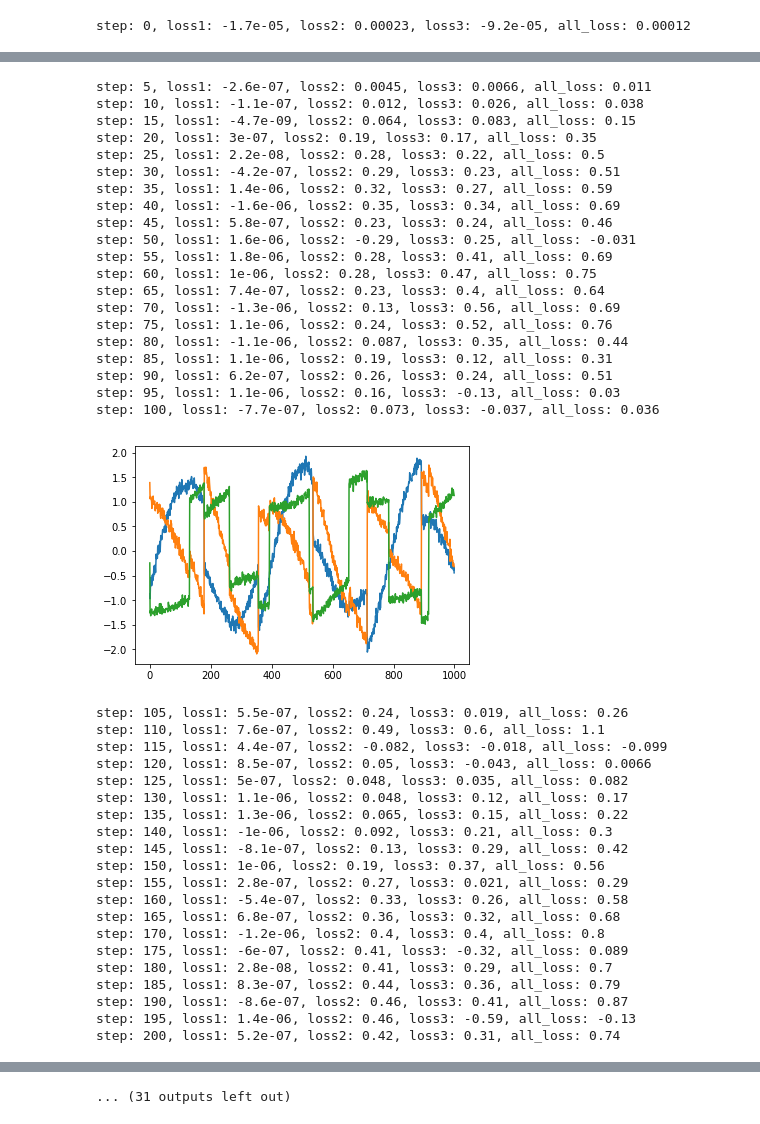
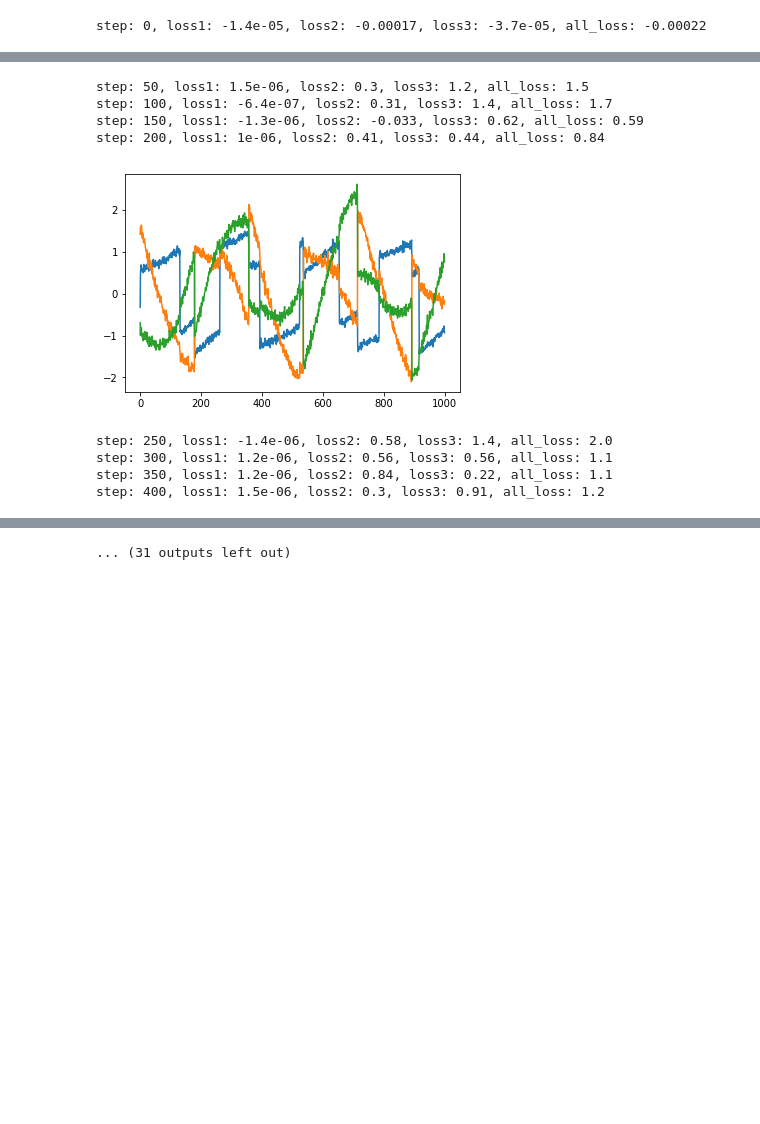
Before and after one commit to wiskott-lab/gradient-based-ica-GrICA, a Jupyter notebook: bss3-regularization.ipynb, the cells around one changed output, grey strips where cells are left out. Saved outputs shown, nothing was run; the diff lists cells and outputs as text; code cells hidden in the pictures; blank space fills up the shorter version.

```diff
--- a/bss3-regularization.ipynb
+++ b/bss3-regularization.ipynb
@@ -237,7 +237,7 @@ with tf.Session() as sess:
     encoding = sess.run(dense, feed_dict={encoding_x:X})
     plt.plot(encoding)
     plt.show()
-    for i in range(2001):
+    for i in range(4001):
         np.random.shuffle(shuffled_x)
         current_loss1, current_loss2, current_loss3, _ = sess.run([loss1,
                                                     loss2, loss3, train_estimators], feed_dict={encoding_x:X})
@@ -245,10 +245,10 @@ with tf.Session() as sess:
         if i % 7   is 0:
             _ = sess.run(train_encoders, feed_dict={encoding_x:X})
 
-        if i % 5 is 0:
+        if i % 50 is 0:
             print("step: {}, loss1: {:.2}, loss2: {:.2}, loss3: {:.2}, all_loss: {:.2}".format(i,
                                 current_loss1, current_loss2, current_loss3, current_loss1+current_loss2+current_loss3))
-        if i % 100 is 0:
+        if i % 200 is 0:
             encoding = sess.run(dense, feed_dict={encoding_x:X})
             plt.plot(encoding)
             plt.show()
@@ -257 +257 @@ with tf.Session() as sess:
-step: 0, loss1: -1.7e-05, loss2: 0.00023, loss3: -9.2e-05, all_loss: 0.00012
+step: 0, loss1: -1.4e-05, loss2: -0.00017, loss3: -3.7e-05, all_loss: -0.00022
@@ -259,41 +259,9 @@ step: 0, loss1: -1.7e-05, loss2: 0.00023, loss3: -9.2e-05, all_loss: 0.00012
-step: 5, loss1: -2.6e-07, loss2: 0.0045, loss3: 0.0066, all_loss: 0.011
-step: 10, loss1: -1.1e-07, loss2: 0.012, loss3: 0.026, all_loss: 0.038
-step: 15, loss1: -4.7e-09, loss2: 0.064, loss3: 0.083, all_loss: 0.15
-step: 20, loss1: 3e-07, loss2: 0.19, loss3: 0.17, all_loss: 0.35
-step: 25, loss1: 2.2e-08, loss2: 0.28, loss3: 0.22, all_loss: 0.5
-step: 30, loss1: -4.2e-07, loss2: 0.29, loss3: 0.23, all_loss: 0.51
-step: 35, loss1: 1.4e-06, loss2: 0.32, loss3: 0.27, all_loss: 0.59
-step: 40, loss1: -1.6e-06, loss2: 0.35, loss3: 0.34, all_loss: 0.69
-step: 45, loss1: 5.8e-07, loss2: 0.23, loss3: 0.24, all_loss: 0.46
-step: 50, loss1: 1.6e-06, loss2: -0.29, loss3: 0.25, all_loss: -0.031
-step: 55, loss1: 1.8e-06, loss2: 0.28, loss3: 0.41, all_loss: 0.69
-step: 60, loss1: 1e-06, loss2: 0.28, loss3: 0.47, all_loss: 0.75
-step: 65, loss1: 7.4e-07, loss2: 0.23, loss3: 0.4, all_loss: 0.64
-step: 70, loss1: -1.3e-06, loss2: 0.13, loss3: 0.56, all_loss: 0.69
-step: 75, loss1: 1.1e-06, loss2: 0.24, loss3: 0.52, all_loss: 0.76
-step: 80, loss1: -1.1e-06, loss2: 0.087, loss3: 0.35, all_loss: 0.44
-step: 85, loss1: 1.1e-06, loss2: 0.19, loss3: 0.12, all_loss: 0.31
-step: 90, loss1: 6.2e-07, loss2: 0.26, loss3: 0.24, all_loss: 0.51
-step: 95, loss1: 1.1e-06, loss2: 0.16, loss3: -0.13, all_loss: 0.03
-step: 100, loss1: -7.7e-07, loss2: 0.073, loss3: -0.037, all_loss: 0.036
+step: 50, loss1: 1.5e-06, loss2: 0.3, loss3: 1.2, all_loss: 1.5
+step: 100, loss1: -6.4e-07, loss2: 0.31, loss3: 1.4, all_loss: 1.7
+step: 150, loss1: -1.3e-06, loss2: -0.033, loss3: 0.62, all_loss: 0.59
+step: 200, loss1: 1e-06, loss2: 0.41, loss3: 0.44, all_loss: 0.84
-[figure, old version]
+[figure, new version]
-step: 105, loss1: 5.5e-07, loss2: 0.24, loss3: 0.019, all_loss: 0.26
-step: 110, loss1: 7.6e-07, loss2: 0.49, loss3: 0.6, all_loss: 1.1
-step: 115, loss1: 4.4e-07, loss2: -0.082, loss3: -0.018, all_loss: -0.099
-step: 120, loss1: 8.5e-07, loss2: 0.05, loss3: -0.043, all_loss: 0.0066
-step: 125, loss1: 5e-07, loss2: 0.048, loss3: 0.035, all_loss: 0.082
-step: 130, loss1: 1.1e-06, loss2: 0.048, loss3: 0.12, all_loss: 0.17
-step: 135, loss1: 1.3e-06, loss2: 0.065, loss3: 0.15, all_loss: 0.22
-step: 140, loss1: -1e-06, loss2: 0.092, loss3: 0.21, all_loss: 0.3
-step: 145, loss1: -8.1e-07, loss2: 0.13, loss3: 0.29, all_loss: 0.42
-step: 150, loss1: 1e-06, loss2: 0.19, loss3: 0.37, all_loss: 0.56
-step: 155, loss1: 2.8e-07, loss2: 0.27, loss3: 0.021, all_loss: 0.29
-step: 160, loss1: -5.4e-07, loss2: 0.33, loss3: 0.26, all_loss: 0.58
-step: 165, loss1: 6.8e-07, loss2: 0.36, loss3: 0.32, all_loss: 0.68
-step: 170, loss1: -1.2e-06, loss2: 0.4, loss3: 0.4, all_loss: 0.8
-step: 175, loss1: -6e-07, loss2: 0.41, loss3: -0.32, all_loss: 0.089
-step: 180, loss1: 2.8e-08, loss2: 0.41, loss3: 0.29, all_loss: 0.7
-step: 185, loss1: 8.3e-07, loss2: 0.44, loss3: 0.36, all_loss: 0.79
-step: 190, loss1: -8.6e-07, loss2: 0.46, loss3: 0.41, all_loss: 0.87
-step: 195, loss1: 1.4e-06, loss2: 0.46, loss3: -0.59, all_loss: -0.13
-step: 200, loss1: 5.2e-07, loss2: 0.42, loss3: 0.31, all_loss: 0.74
+step: 250, loss1: -1.4e-06, loss2: 0.58, loss3: 1.4, all_loss: 2.0
+step: 300, loss1: 1.2e-06, loss2: 0.56, loss3: 0.56, all_loss: 1.1
+step: 350, loss1: 1.2e-06, loss2: 0.84, loss3: 0.22, all_loss: 1.1
+step: 400, loss1: 1.5e-06, loss2: 0.3, loss3: 0.91, all_loss: 1.2
```
Also changed, not shown: parts of 2 cells of this notebook.
